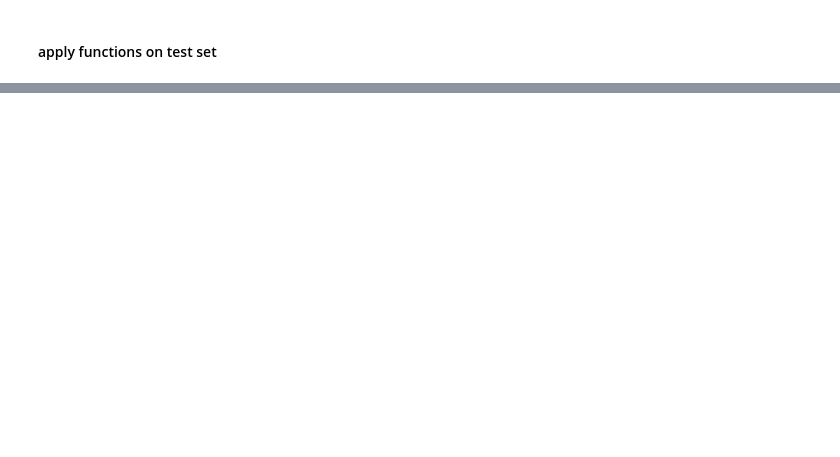
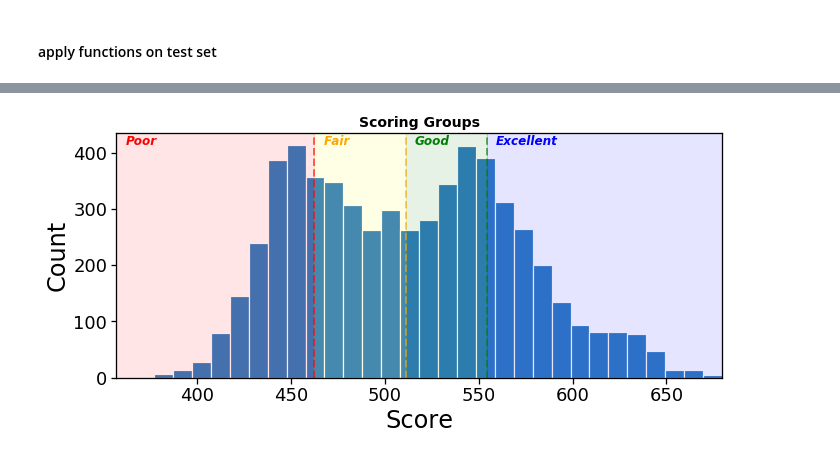
Before and after one commit to edwardjansen/PD, a Jupyter notebook: Multivariate Analysis.ipynb, the cells around one changed output, grey strips where cells are left out. Drawn from its saved outputs; the diff is of its cells as text; code cells hidden in the pictures; blank space fills up the shorter version.

```diff
--- a/Multivariate Analysis.ipynb
+++ b/Multivariate Analysis.ipynb
@@ -186,5 +169,0 @@ print( 'Gini test: ' + str(fc.gini(y_test, pred_proba)) )
-# %%
-scorecard = fc.scorecard(d_lst, cols, coef, intercept)
-scorecard.to_csv('scorecard.csv')
-
-score_data = fc.score_data(woe_df, coef, intercept, visualize=True)
@@ -190,0 +252,69 @@ score_data = fc.score_data(woe_df, coef, intercept, visualize=True)
+# %%
+def score_data(woe_df, coef, intercept, target_score=600, target_odds = 50, pts_double_odds=20, visualize=True, savefig=False):
+    """
+    Function that scores a dataset based on the model. It is optional to output a distribution plot.
+    ---------
+    Input:
+        woe_df:     dataframe; WoE transformed df
+        coef:       np array; list containing fitted regression coefficients
+        intercept:  scalar; intercept of regression
+
+    Returns:
+        woe_df      dataframe; scorecard dataframe
+
+    """
+    import matplotlib.pyplot as plt
+
+    # set up scoring parameters
+    factor = pts_double_odds / np.log(2)
+    offset = target_score - factor * np.log(target_odds)
+
+    # compute score of each datapoint
+    woe_df['Score'] = np.zeros(len(woe_df))
+    for i in range (0,len(coef)):
+        woe_df['Score'] += ((woe_df[woe_df.columns[i]] * coef[i])+ intercept/len(coef))*factor+ offset/len(coef)
+
+    # compute log odds, odds and probs
+    woe_df['log odds'] = (woe_df['Score'] - offset) / factor
+    woe_df['odds'] = np.exp(woe_df['log odds'])
+    woe_df['probs'] = woe_df['odds'] / (woe_df['odds'] + 1)
+
+    if visualize == True:
+        # Add Scoring Groups to Plot
+        plt.figure(figsize=(10, 5))
+        count, score, _ = plt.hist(woe_df['Score'],
+                 bins='auto',
+                 edgecolor='white',
+                 color = '#317DC2',
+                 linewidth=1.2)
+
+        plt.xlim(np.min(score),np.max(score))
+        plt.title('Scoring Groups', fontweight="bold", fontsize=14)
+        plt.xlabel('Score')
+        plt.ylabel('Count')
+
+        # Percentile Lines
+        plt.axvline(np.percentile(woe_df['Score'],25), color='red', linestyle='dashed', linewidth=2, alpha=0.6)
+        plt.axvline(np.percentile(woe_df['Score'],50), color='orange', linestyle='dashed', linewidth=2, alpha=0.6)
+        plt.axvline(np.percentile(woe_df['Score'],75), color='green', linestyle='dashed', linewidth=2, alpha=0.6)
+
+        # Text
+        plt.text(np.min(score)+5, np.max(count), 'Poor', color='red', fontweight='bold', style='italic', fontsize=12)
+        plt.text(np.percentile(woe_df['Score'],25)+5, np.max(count), 'Fair', color='orange', fontweight='bold', style='italic', fontsize=12)
+        plt.text(np.percentile(woe_df['Score'],50)+5, np.max(count), 'Good', color='green', fontweight='bold', style='italic', fontsize=12)
+        plt.text(np.percentile(woe_df['Score'],75)+5, np.max(count), 'Excellent', color='blue', fontweight='bold', style='italic', fontsize=12)
+
+        # Shading between Percentiles
+        plt.axvspan(np.min(score), np.percentile(woe_df['Score'],25), alpha=0.1, color='red')
+        plt.axvspan(np.percentile(woe_df['Score'],25), np.percentile(woe_df['Score'],50), alpha=0.1, color='yellow')
+        plt.axvspan(np.percentile(woe_df['Score'],50), np.percentile(woe_df['Score'],75), alpha=0.1, color='green')
+        plt.axvspan(np.percentile(woe_df['Score'],75), np.max(score), alpha=0.1, color='blue');
+
+        if savefig == True:
+            plt.savefig('Score_distribution.pdf')
+
+    return woe_df
+
+score_data = fc.score_data(woe_df, coef, intercept, visualize=True)
+# %% [output]
+[figure, added]
```
Also changed, not shown: parts of 15 cells of this notebook.
